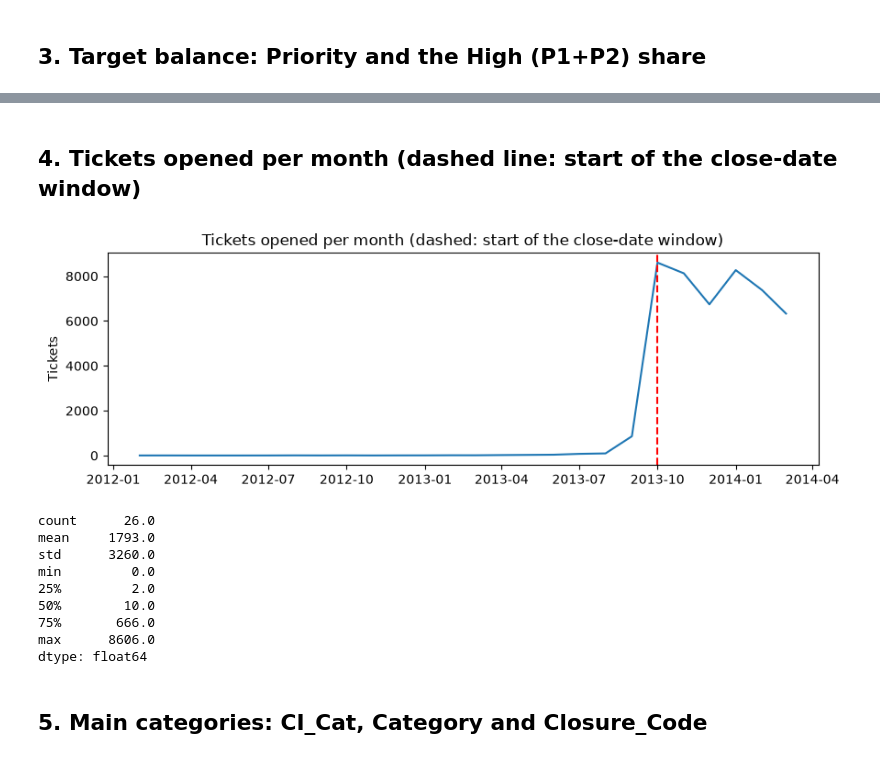
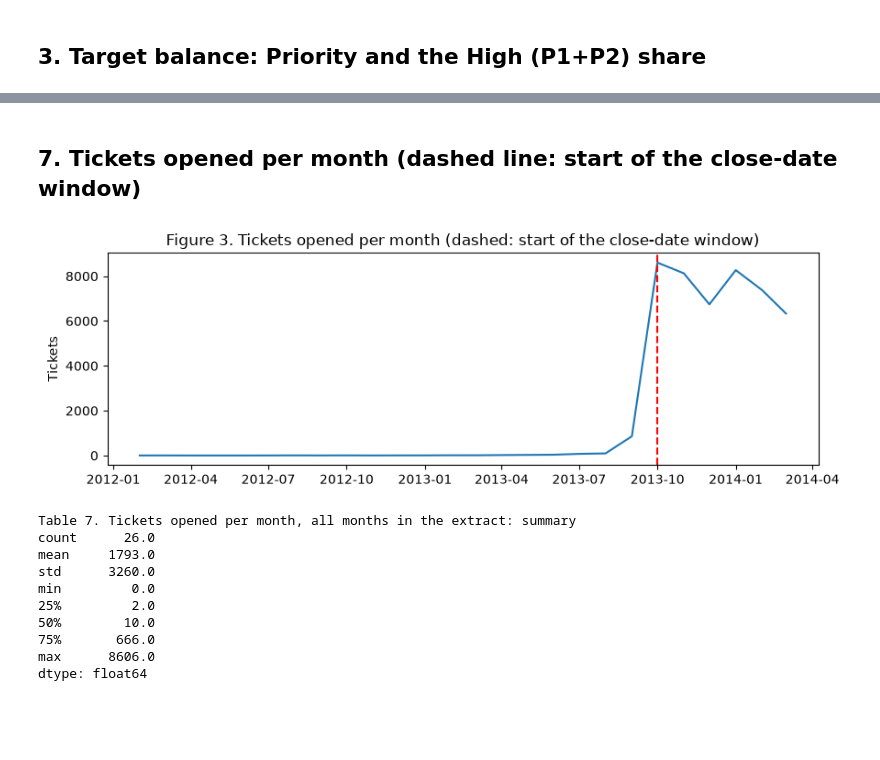
Before and after one commit to MaruvoorArasiM/itsm-ml-project, a Jupyter notebook: notebooks/04_eda.ipynb, the cells around one changed output, grey strips where cells are left out. Drawn from its saved outputs; the diff is of its cells as text; code cells hidden in the pictures; blank space fills up the shorter version.

```diff
--- a/notebooks/04_eda.ipynb
+++ b/notebooks/04_eda.ipynb
@@ -42,17 +378,19 @@ High (P1+P2) share: 1.55 %
 # %% [markdown]
-## 4. Tickets opened per month (dashed line: start of the close-date window)
+## 7. Tickets opened per month (dashed line: start of the close-date window)
 # %%
 monthly = df.set_index("Open_Time").resample("MS").size()
 
 fig, ax = plt.subplots(figsize=(10, 3))
 ax.plot(monthly.index, monthly.values)
 ax.axvline(pd.Timestamp("2013-10-01"), color="red", linestyle="--")
-ax.set_title("Tickets opened per month (dashed: start of the close-date window)")
+ax.set_title("Figure 3. Tickets opened per month (dashed: start of the close-date window)")
 ax.set_ylabel("Tickets")
 plt.show()
+print("Table 7. Tickets opened per month, all months in the extract: summary")
 print(monthly.describe().round(0))
 # %% [output]
-[figure, old version]
+[figure, new version]
+Table 7. Tickets opened per month, all months in the extract: summary
 count      26.0
 mean     1793.0
 std      3260.0
@@ -62,5 +400,3 @@ min         0.0
 75%       666.0
 max      8606.0
 dtype: float64
-# %% [markdown]
-## 5. Main categories: CI_Cat, Category and Closure_Code
```
Also changed, not shown: parts of 53 cells of this notebook, 19 other files.
